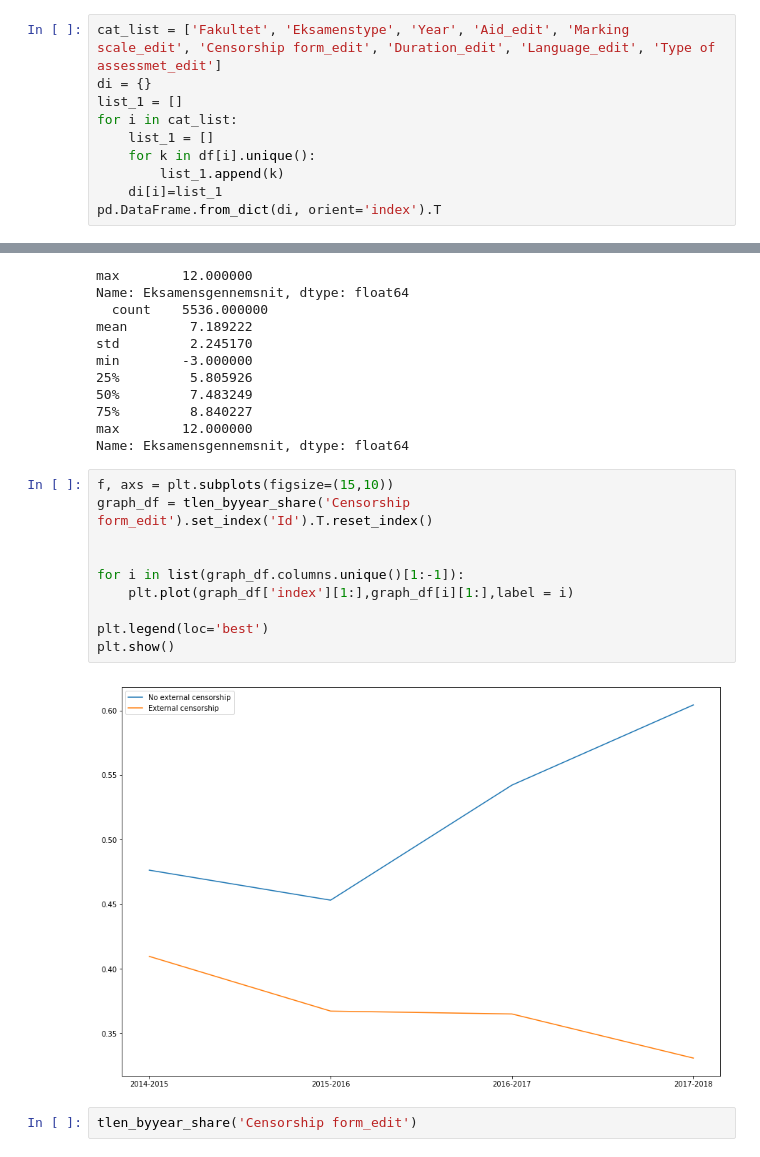
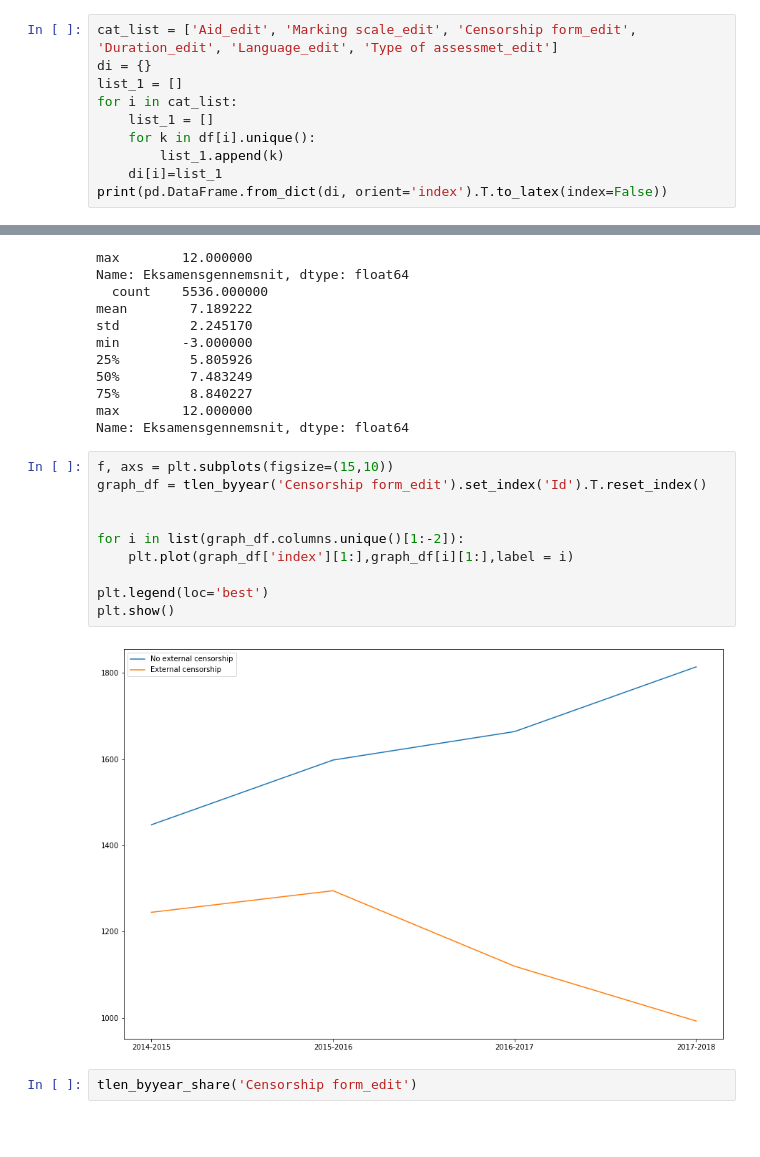
Before and after one commit to tnv875/Group18-NoTeeth, a Jupyter notebook: Exam project/Mag/Deskriptiv statistik.ipynb, the cells around one changed output, grey strips where cells are left out. Cells and saved outputs as stored; diff of their text form; blank space fills up the shorter version.

```diff
--- a/Exam project/Mag/Deskriptiv statistik.ipynb
+++ b/Exam project/Mag/Deskriptiv statistik.ipynb
@@ -193,7 +245,7 @@ print(tlen_byyear('Fakultet').to_latex(index=False))
 # %% [markdown]
 #### List of categories we've made
 # %%
-cat_list = ['Fakultet', 'Eksamenstype', 'Year', 'Aid_edit', 'Marking scale_edit', 'Censorship form_edit', 'Duration_edit', 'Language_edit', 'Type of assessmet_edit']
+cat_list = ['Aid_edit', 'Marking scale_edit', 'Censorship form_edit', 'Duration_edit', 'Language_edit', 'Type of assessmet_edit']
 di = {}
 list_1 = []
 for i in cat_list:
@@ -201,5 +253,5 @@ for i in cat_list:
     for k in df[i].unique():
         list_1.append(k)
     di[i]=list_1
-pd.DataFrame.from_dict(di, orient='index').T
+print(pd.DataFrame.from_dict(di, orient='index').T.to_latex(index=False))
 # %% [output]
@@ -247,16 +296,16 @@ max        12.000000
 Name: Eksamensgennemsnit, dtype: float64
 # %%
 f, axs = plt.subplots(figsize=(15,10))
-graph_df = tlen_byyear_share('Censorship form_edit').set_index('Id').T.reset_index()
+graph_df = tlen_byyear('Censorship form_edit').set_index('Id').T.reset_index()
 
 
-for i in list(graph_df.columns.unique()[1:-1]):
+for i in list(graph_df.columns.unique()[1:-2]):
     plt.plot(graph_df['index'][1:],graph_df[i][1:],label = i)
 
 plt.legend(loc='best')
 plt.show()
 # %% [output]
-[figure, old version]
+[figure, new version]
 # %%
 tlen_byyear_share('Censorship form_edit')
 # %% [output]
```
Also changed, not shown: parts of 11 cells of this notebook.
